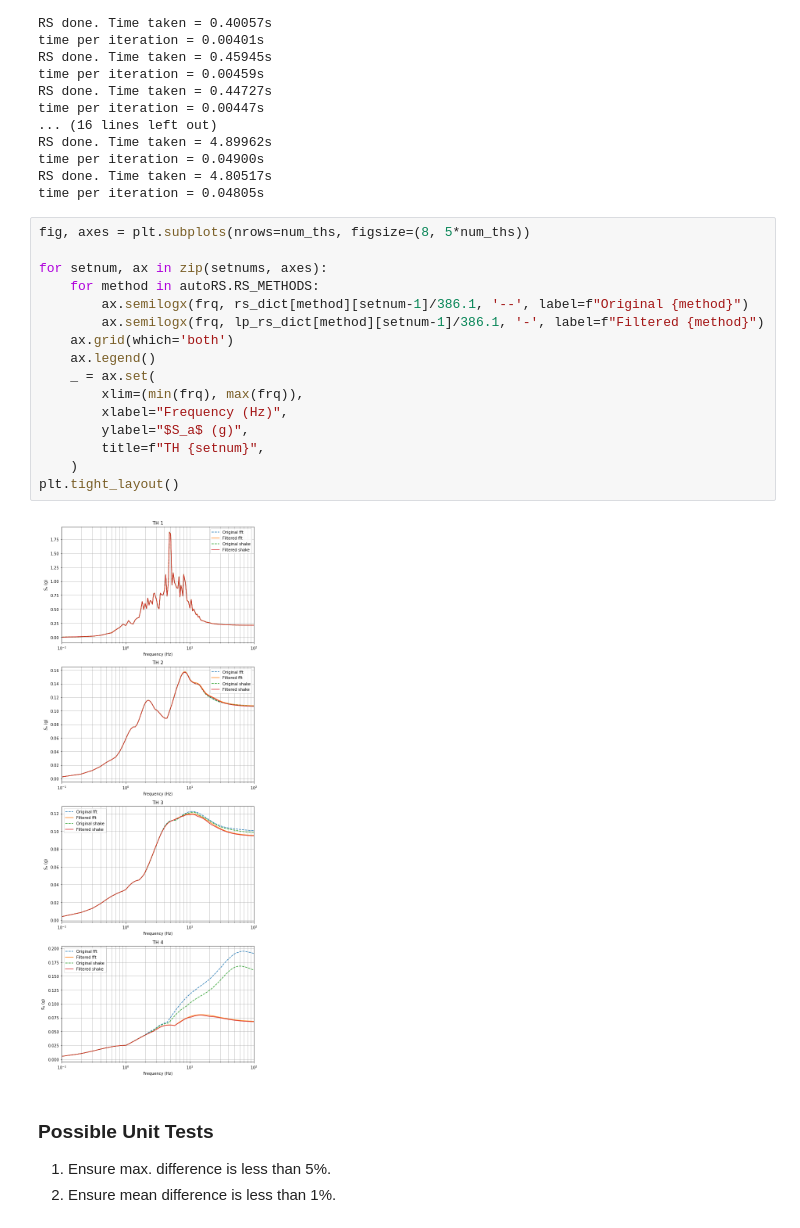
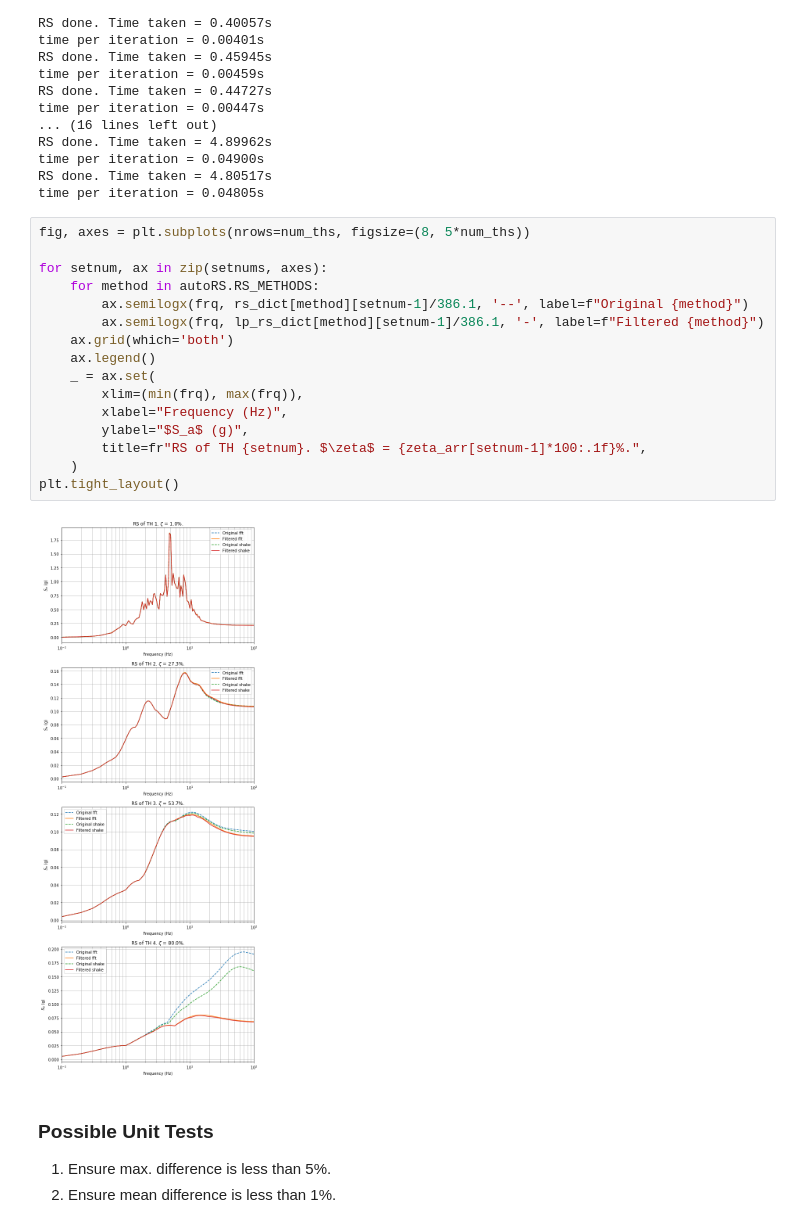
Before and after one commit to nprav/autoRS, a Jupyter notebook: experiment/Unit Testing for RS Generation Functions.ipynb, the cells around one changed output. Saved outputs shown, nothing was run; the diff lists cells and outputs as text.

```diff
--- a/experiment/Unit Testing for RS Generation Functions.ipynb
+++ b/experiment/Unit Testing for RS Generation Functions.ipynb
@@ -172,21 +172,21 @@ time per iteration = 0.04805s
 # %%
 fig, axes = plt.subplots(nrows=num_ths, figsize=(8, 5*num_ths))
 
 for setnum, ax in zip(setnums, axes):
     for method in autoRS.RS_METHODS:
         ax.semilogx(frq, rs_dict[method][setnum-1]/386.1, '--', label=f"Original {method}")
         ax.semilogx(frq, lp_rs_dict[method][setnum-1]/386.1, '-', label=f"Filtered {method}")
     ax.grid(which='both')
     ax.legend()
     _ = ax.set(
         xlim=(min(frq), max(frq)),
         xlabel="Frequency (Hz)",
         ylabel="$S_a$ (g)",
-        title=f"TH {setnum}",
+        title=fr"RS of TH {setnum}. $\zeta$ = {zeta_arr[setnum-1]*100:.1f}%.",
     )
 plt.tight_layout()
 # %% [output]
-[figure, old version]
+[figure, new version]
 # %% [markdown]
 ### Possible Unit Tests
 
```
Also changed, not shown: parts of 1 cell of this notebook, 14 other files.
